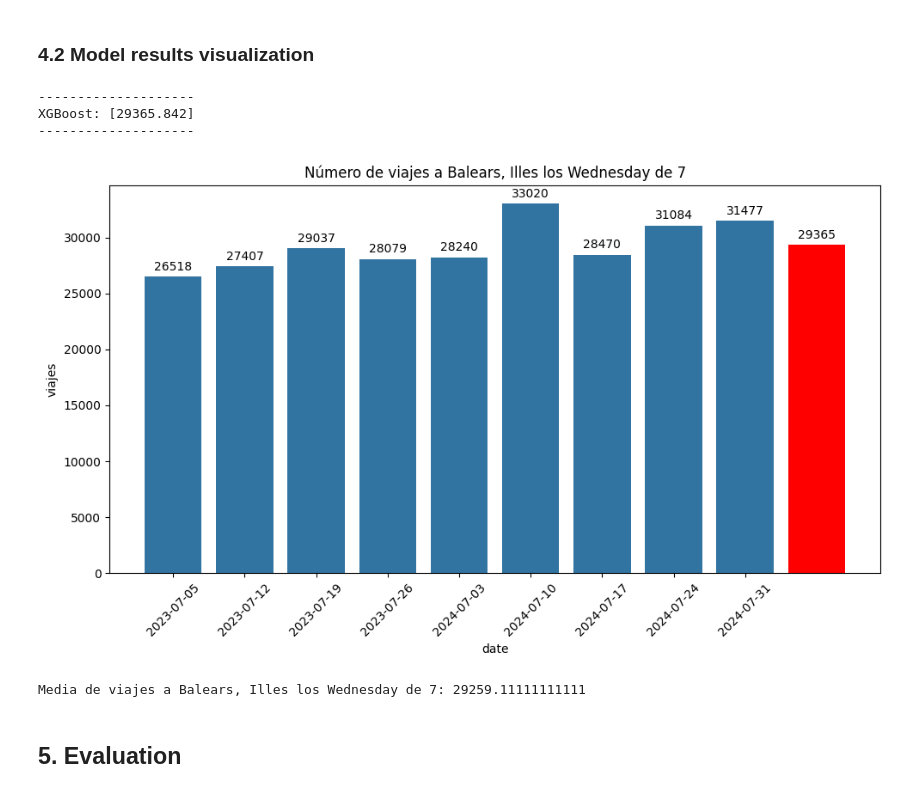
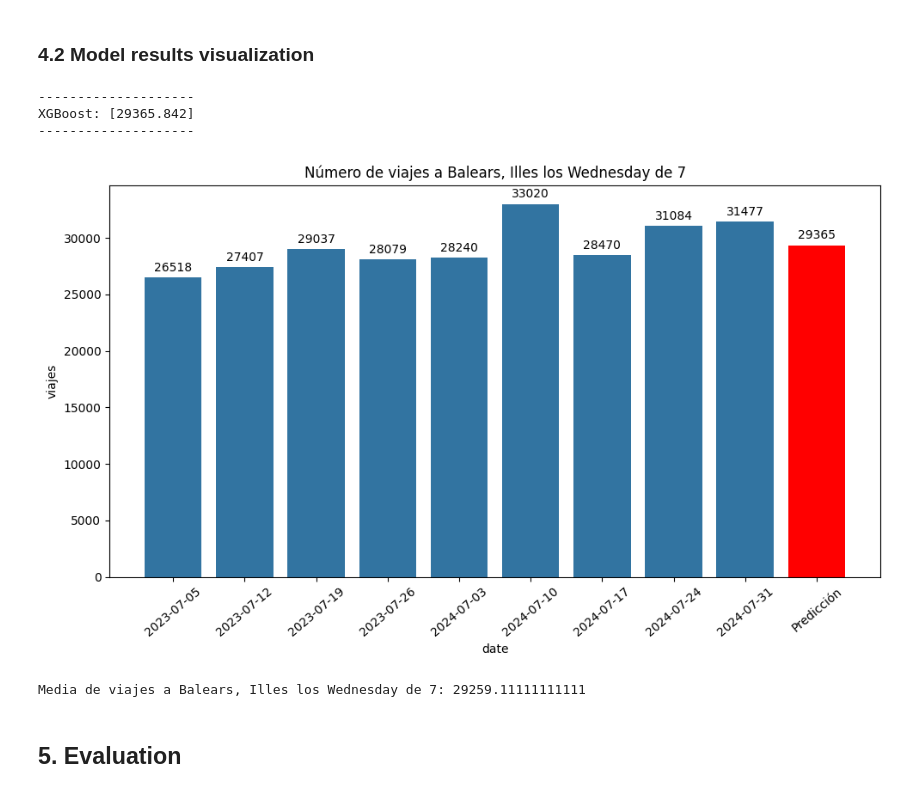
Before and after one commit to pdpau/DataNomads, a Jupyter notebook: code/main_notebook.ipynb, the cells around one changed output. Drawn from its saved outputs; the diff is of its cells as text; code cells hidden in the pictures.

```diff
--- a/code/main_notebook.ipynb
+++ b/code/main_notebook.ipynb
@@ -203,35 +203,40 @@ y_pred_fake = final_model.predict(fake_data)
 print("--------------------")
 print(f"XGBoost: {y_pred_fake}")
 print("--------------------")
 
 # -- Plot --
 u = total_llegadas_islas.copy()
 data_to_plot = u[(u["day_of_week"] == dia) & (u["month"] == mes) & (u["provincia_destino_name"] == isla)]
 
 # --- Visualización datos reales ---
 plt.figure(figsize=(10, 6))
 ax = sns.barplot(data=data_to_plot, x="date", y="viajes")
 
 # Añadir columna de predicción
 x_pos = len(data_to_plot)
 ax.bar(x_pos, int(y_pred_fake), color="red")
 
 for i in ax.containers:
     ax.bar_label(i, padding=3)
 
+# Ajustar etiquetas del eje x
+x_labels = list(data_to_plot["date"].astype(str))
+x_labels.append("Predicción")
+ax.set_xticks(range(len(x_labels)))
+ax.set_xticklabels(x_labels, rotation=40)
+
 plt.title(f"Número de viajes a {isla} los {dia} de {mes}")
-plt.xticks(rotation=45)
 plt.tight_layout()
 plt.show()
 
 # Media de viajes
 media_viajes = data_to_plot['viajes'].mean()
 print(f"Media de viajes a {isla} los {dia} de {mes}: {media_viajes}")
 # %% [output]
 --------------------
 XGBoost: [29365.842]
 --------------------
-[figure, old version]
+[figure, new version]
 Media de viajes a Balears, Illes los Wednesday de 7: 29259.11111111111
 # %% [markdown]
 ## 5. Evaluation
```
Also changed, not shown: 4 other files.
